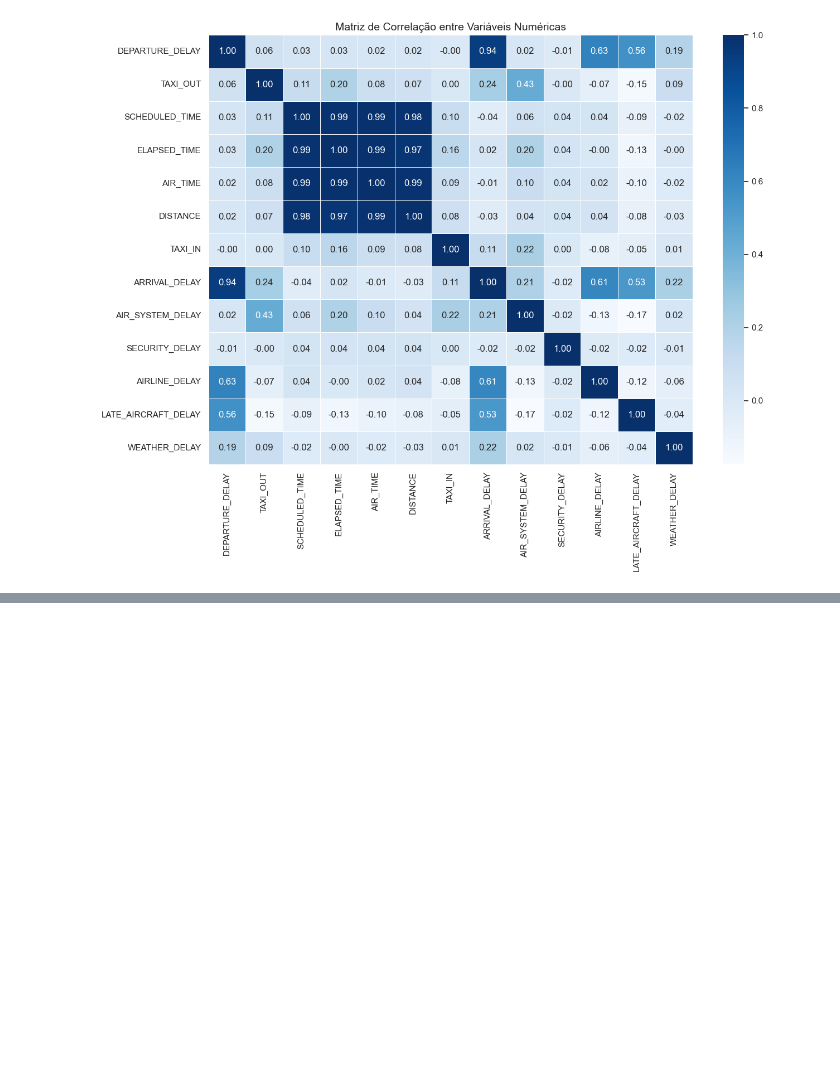
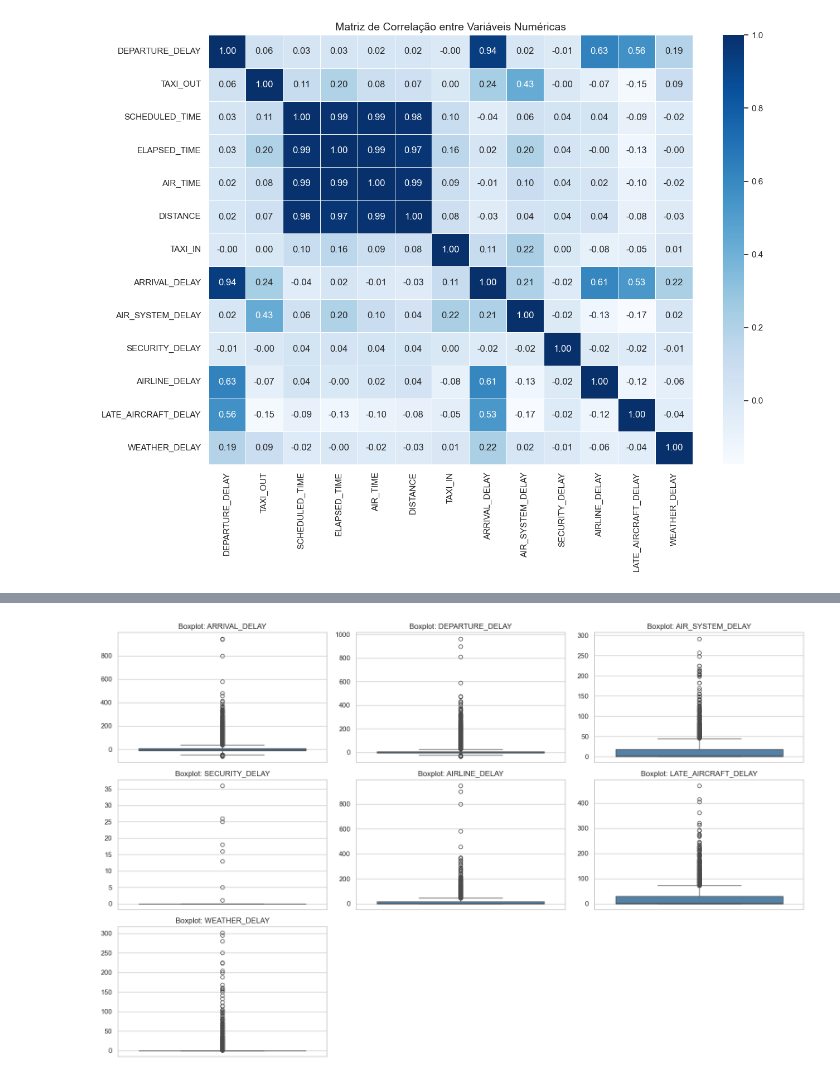
Before and after one commit to Szyfman/MVP_PUC_2, a Jupyter notebook: MVP_2_PUC_Daniel_Szyfman.ipynb, the cells around one changed output, grey strips where cells are left out. Drawn from its saved outputs; the diff is of its cells as text; code cells hidden in the pictures; blank space fills up the shorter version.

```diff
--- a/MVP_2_PUC_Daniel_Szyfman.ipynb
+++ b/MVP_2_PUC_Daniel_Szyfman.ipynb
@@ -329,0 +347,20 @@ plt.show()
+# %%
+# Variáveis contínuas selecionadas para análise de outliers
+variaveis_outliers = [
+    'ARRIVAL_DELAY', 'DEPARTURE_DELAY',
+    'AIR_SYSTEM_DELAY', 'SECURITY_DELAY', 'AIRLINE_DELAY',
+    'LATE_AIRCRAFT_DELAY', 'WEATHER_DELAY'
+]
+
+# Boxplots para visualização
+plt.figure(figsize=(16, 10))
+for i, coluna in enumerate(variaveis_outliers, 1):
+    plt.subplot(3, 3, i)
+    sns.boxplot(data=df, y=coluna, color='steelblue')
+    plt.title(f'Boxplot: {coluna}')
+    plt.ylabel('')
+
+plt.tight_layout()
+plt.show()
+# %% [output]
+[figure, added]
```
Also changed, not shown: parts of 22 cells of this notebook.
